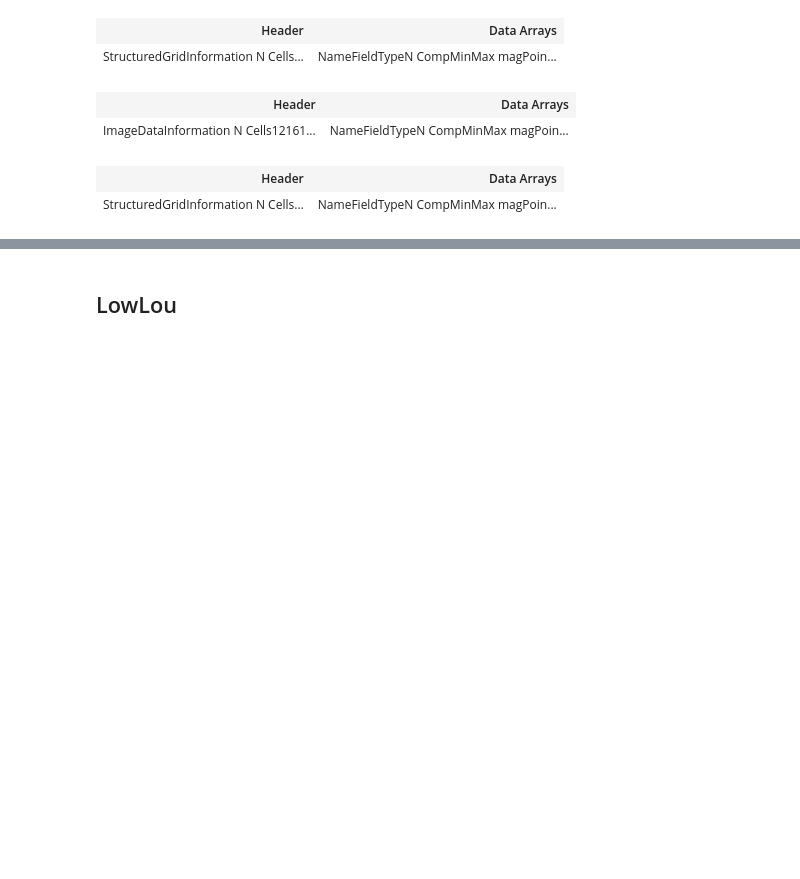
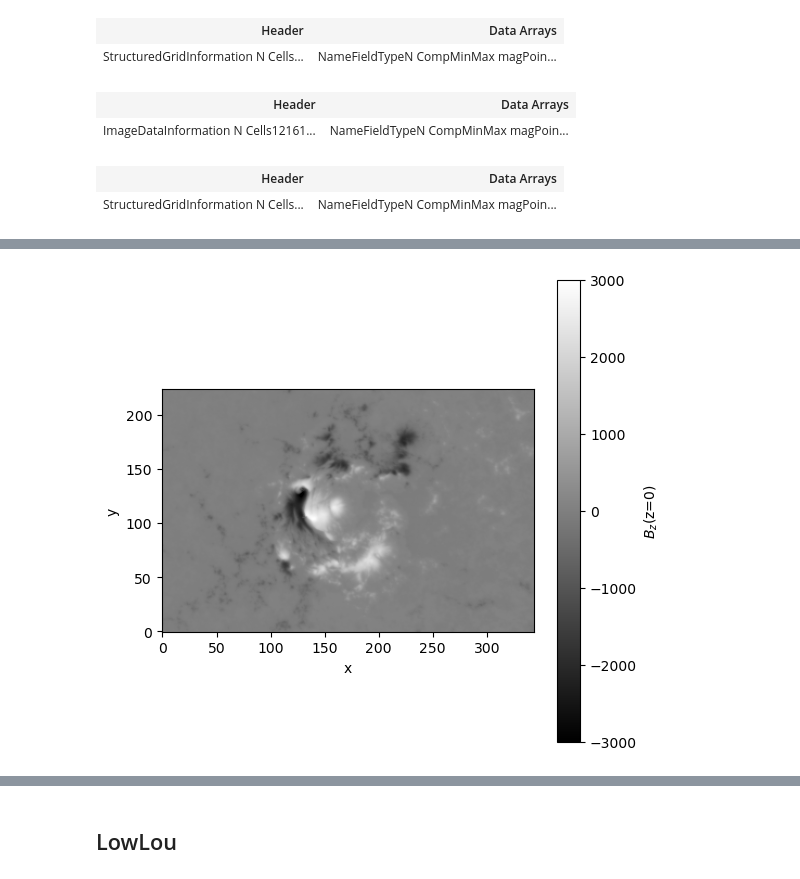
Before and after one commit to mgjeon/2023_zpinn, a Jupyter notebook: nbs/30_SPINN_energy.ipynb, the cells around one changed output, grey strips where cells are left out. Saved outputs shown, nothing was run; the diff lists cells and outputs as text; code cells hidden in the pictures; blank space fills up the shorter version.

```diff
--- a/nbs/30_SPINN_energy.ipynb
+++ b/nbs/30_SPINN_energy.ipynb
@@ -697,3 +707,5 @@ logger.info(metric_df(B=B_pinn, b=B_spinn, B_potential=b_pot, iteration='PINN/SP
 # %%
-# b_pot_plot.plt_Bz_imshow(z=0, vmin=vmin, vmax=vmax)
+b_pot_plot.plt_Bz_imshow(z=0, vmin=vmin, vmax=vmax)
+# %% [output]
+[figure, added]
 # %%
```
Also changed, not shown: parts of 36 cells of this notebook, 7 other files.
